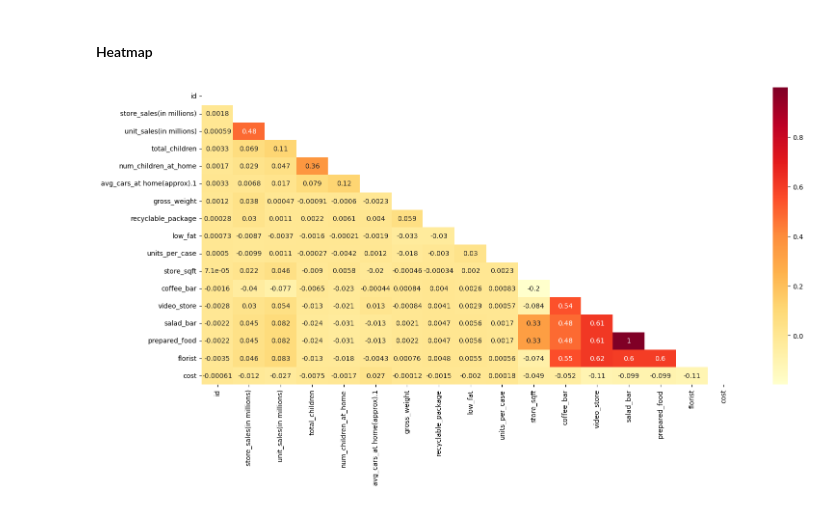
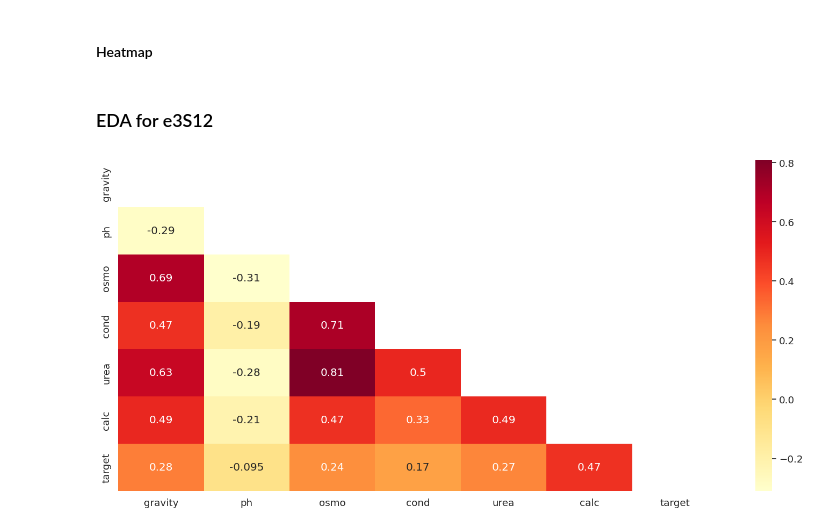
Before and after one commit to SilverSurferClash/ML_Best_Practices, a Jupyter notebook: bestprac-eda.ipynb, the cells around one changed output. Saved outputs shown, nothing was run; the diff lists cells and outputs as text; code cells hidden in the pictures.

Commit message:
Works before adding feature importance and shapely values

```diff
--- a/bestprac-eda.ipynb
+++ b/bestprac-eda.ipynb
@@ -44,8 +28,8 @@ memory usage: 46.7 MB
 # %% [markdown]
 ### Binary data
 # %%
-train_bin = pd.read_csv("/kaggle/input/playground-series-s3e12/train.csv")
-test_bin = pd.read_csv("/kaggle/input/playground-series-s3e12/test.csv")
+train_bin = pd.read_csv("/kaggle/input/playground-series-s3e12/train.csv", index_col='id')
+test_bin = pd.read_csv("/kaggle/input/playground-series-s3e12/test.csv", index_col='id')
 submission_bin = pd.read_csv("/kaggle/input/playground-series-s3e12/sample_submission.csv")
 # %%
 train_bin.info()
@@ -350,10 +265,12 @@ def heatmap(df = None):
     plt.figure(figsize=(18, 8))
     mask = np.triu(np.ones_like(df.corr()))
     sns.heatmap(df.corr(),cmap='YlOrRd',annot=True,mask=mask)
+# %% [markdown]
+### EDA for e3S12
 # %%
-heatmap(train_import)
+heatmap(train_bin)
 # %% [output]
-[figure, old version]
+[figure, new version]
 # %%
 def univariate(train = None, test = None):
     n_cols = 3
```
Also changed, not shown: parts of 35 cells of this notebook.
